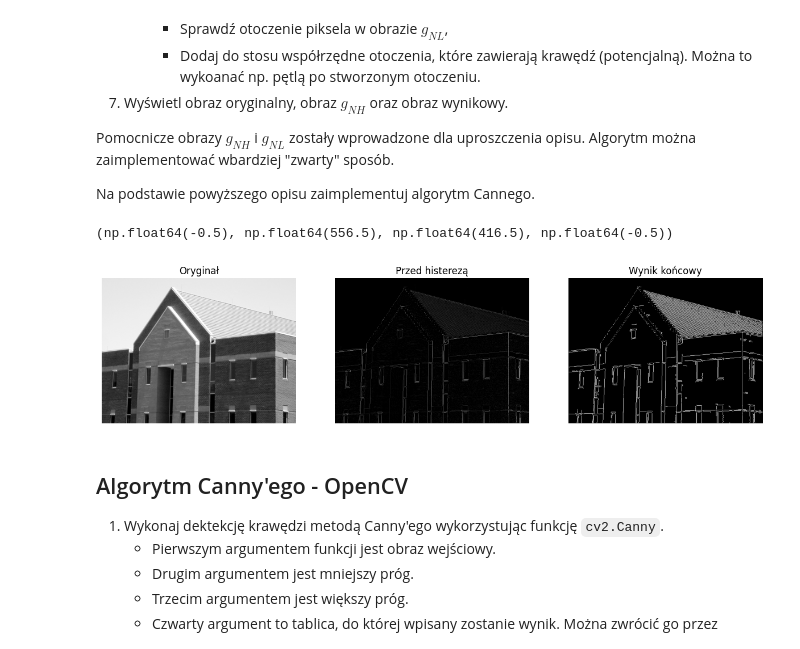
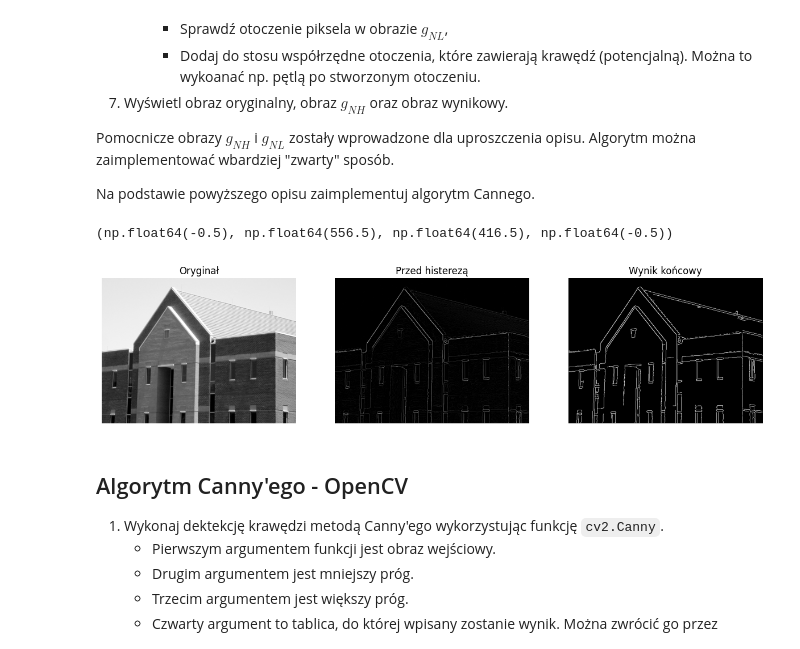
Before and after one commit to stanislawWojtas/Przetwarzanie-Obraz-w-Cyfrowych, a Jupyter notebook: 09_Canny.ipynb, the cells around one changed output. Drawn from its saved outputs; the diff is of its cells as text; code cells hidden in the pictures.

```diff
--- a/09_Canny.ipynb
+++ b/09_Canny.ipynb
@@ -217,16 +217,17 @@ def nomax(alpha, magnitude):
         r = magnitude[i, j-1]
       # Kierynek skośny (/)
       elif(22.5 <= alpha_deg[i,j] < 67.5):
-        q = magnitude[i+1, j-1]
-        r = magnitude[i-1, j+1]
+        q = magnitude[i-1, j-1]
+        r = magnitude[i+1, j+1]
+
       # Kierunek pionowy (|)
       elif(67.5 <= alpha_deg[i,j] < 112.5):
         q = magnitude[i+1, j]
         r = magnitude[i-1, j]
       #Kierunek skośny (\)
       elif(112.5 <= alpha_deg[i,j] < 157.5):
-        q = magnitude[i-1, j-1]
-        r = magnitude[i+1, j+1]
+        q = magnitude[i+1, j-1]
+        r = magnitude[i-1, j+1]
 
       #jeśli jest maksimum wśród sąsiadów
       if(magnitude[i,j] >= q) and (magnitude[i,j] >= r):
@@ -288,35 +289,35 @@ def canny_algotithm(img, gauss_window=3, gauss_sigma=0, tl_ratio = 0.4, th_ratio
   weak_i, weak_j = np.where((gn <= TH) & (gn >= TL));
 
   res_thresh[strong_i, strong_j] = strong_val
   res_thresh[weak_i, weak_j] = weak_val
 
   #histereza
   final_img = histerize(res_thresh, weak_val, strong_val)
 
   return gn, final_img
 
 
-gn, canny_result = canny_algotithm(house, gauss_window=3, gauss_sigma=0, tl_ratio=0.3, th_ratio=0.15)
+gn, canny_result = canny_algotithm(house, gauss_window=5, gauss_sigma=3, tl_ratio=0.4, th_ratio=0.2)
 
 plt.figure(figsize=(15,10))
 
 plt.subplot(1,3,1)
 plt.title("Oryginał")
 plt.imshow(house, cmap='gray')
 plt.axis("off")
 
 plt.subplot(1,3,2)
 plt.title("Przed histerezą")
 plt.imshow(gn, cmap='gray')
 plt.axis("off")
 
 plt.subplot(1,3,3)
 plt.title("Wynik końcowy")
 plt.imshow(canny_result, cmap='gray')
 plt.axis("off")
 # %% [output]
 (np.float64(-0.5), np.float64(556.5), np.float64(416.5), np.float64(-0.5))
-[figure, old version]
+[figure, new version]
 # %% [markdown]
 ## Algorytm Canny'ego - OpenCV
 
```
Also changed, not shown: parts of 3 cells of this notebook.
